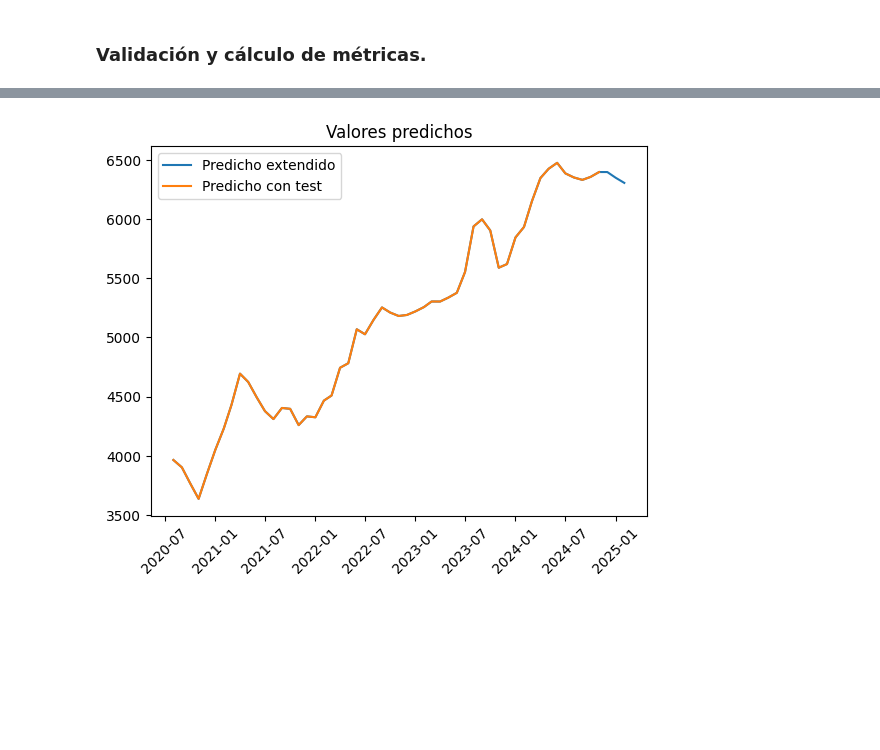
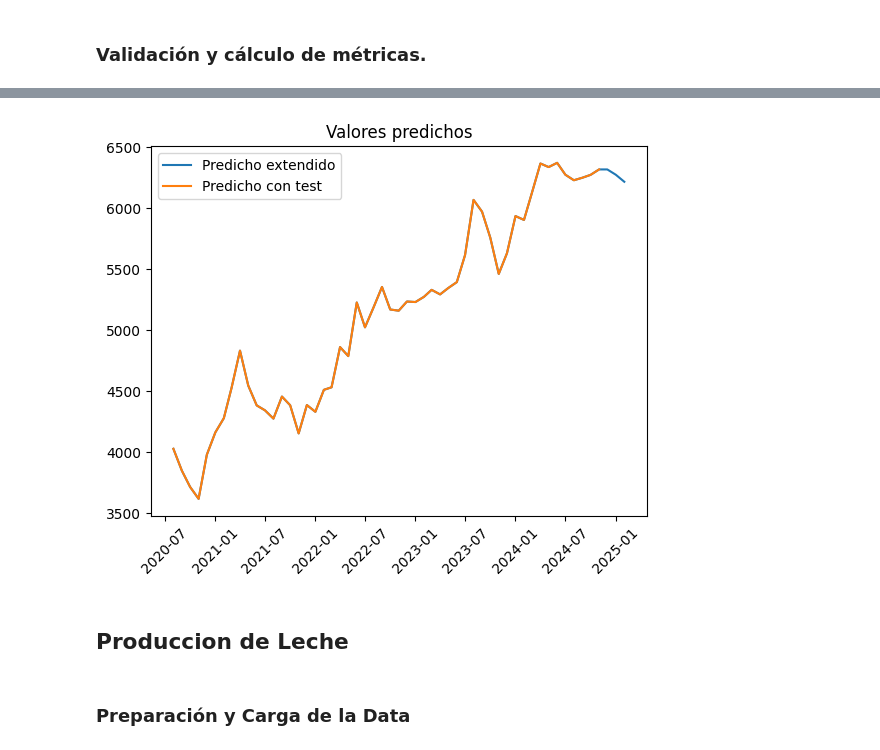
Before and after one commit to Gaddran/Tarea3MLA, a Jupyter notebook: Tarea3MLA.ipynb, the cells around one changed output, grey strips where cells are left out. Cells and saved outputs as stored; diff of their text form; code cells hidden in the pictures; blank space fills up the shorter version.

```diff
--- a/Tarea3MLA.ipynb
+++ b/Tarea3MLA.ipynb
@@ -87,7 +94,7 @@ from sklearn.metrics import mean_absolute_error, mean_squared_error, r2_score
 # %% [markdown]
 ### Preparación y Carga de la Data
 # %%
-df_IPSA = pd.read_excel(r'./Cuadro_13122024183130.xlsx', header=2)
+df_IPSA = pd.read_excel(r'./data/Cuadro_13122024183130.xlsx', header=2)
 # %%
 df_IPSA.head()
 # %% [output]
@@ -184,3 +192,3 @@ Model: "sequential_14"
 # %%
 
-history = model.fit(X_train, y_train, epochs=100, batch_size=256, verbose=0)
+history = model.fit(X_train, y_train, epochs=500, batch_size=256, verbose=0)
@@ -258,15 +273,19 @@ Los valores de los proximos 3 meses seran: [6116.17302405 6073.65869654 6031.781
 # %%
 dates_extended = pd.date_range(dates[-1] + pd.DateOffset(months=1), periods=3, freq='MS')
 dates_extended = [pd.Timestamp(date) for date in dates_extended]
-dates_extendend=dates+dates_extended
+dates_extended=dates+dates_extended
 # %%
 
-plt.plot(dates_extendend,scaler.inverse_transform(np.concat((predicciones,last_data[0]))), label='Predicho extendido', )
+plt.plot(dates_extended,scaler.inverse_transform(np.concat((predicciones,last_data[0]))), label='Predicho extendido', )
 plt.plot(dates,scaler.inverse_transform((predicciones)), label='Predicho con test')
 
 plt.legend()
 plt.title("Valores predichos")
 plt.xticks(rotation=45)
 plt.show()
 # %% [output]
-[figure, old version]
+[figure, new version]
+# %% [markdown]
+## Produccion de Leche
+# %% [markdown]
+### Preparación y Carga de la Data
```
Also changed, not shown: parts of 36 cells of this notebook, 4 other files.
